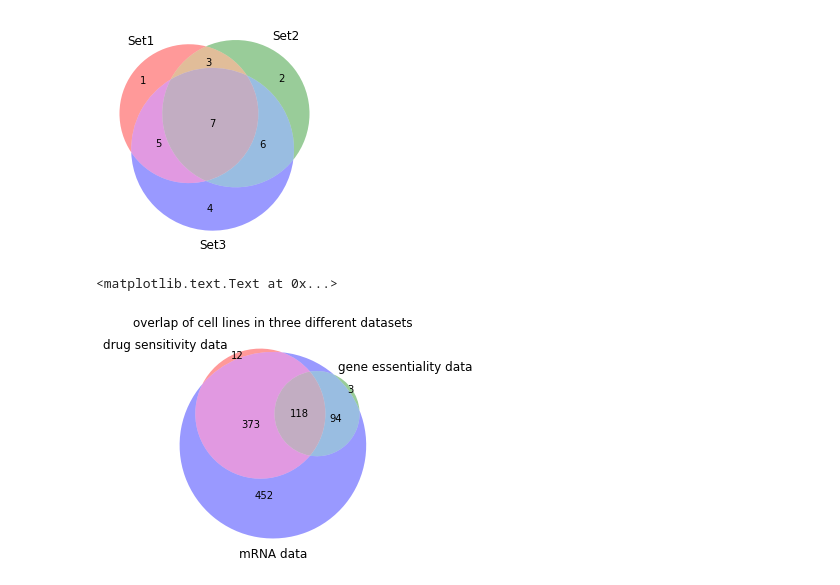
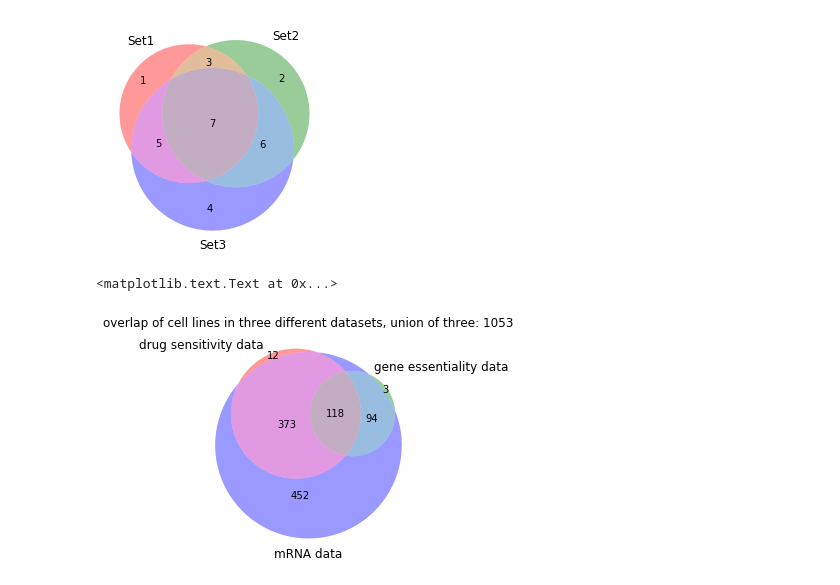
Before and after one commit to MollyZhang/drug_sensitivity_ML, a Jupyter notebook: profiling/Venn_diagrams.ipynb, the cells around one changed output. Drawn from its saved outputs; the diff is of its cells as text; code cells hidden in the pictures.

Commit message:
venn diagram update

```diff
--- a/profiling/Venn_diagrams.ipynb
+++ b/profiling/Venn_diagrams.ipynb
@@ -27,7 +27,7 @@ active_set = set(active_df[0])
 # %%
 labels = ["drug sensitivity data", "gene essentiality data", "mRNA data"]
 venn3(subsets=[sensitive_set, essential_set, active_set], set_labels=labels)
-plt.title("overlap of cell lines in three different datasets")
+plt.title("overlap of cell lines in three different datasets, union of three: 1053")
 # %% [output]
 <matplotlib.text.Text at 0x...>
-[figure, old version]
+[figure, new version]
```
